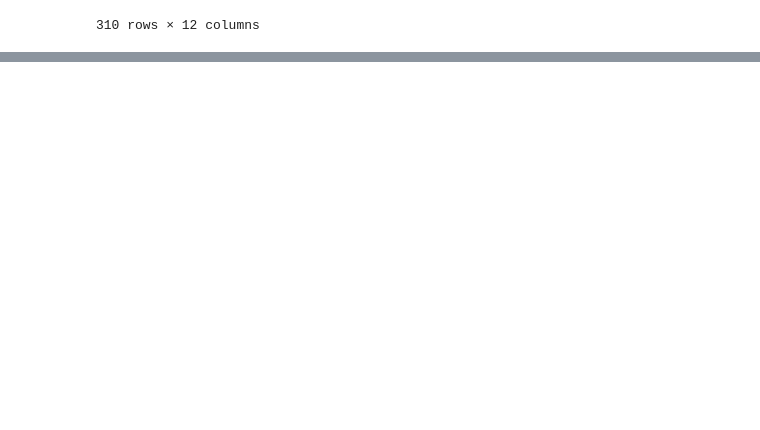
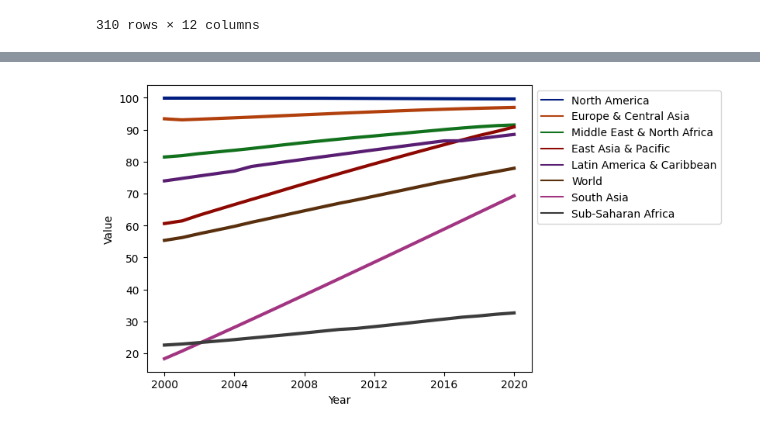
Before and after one commit to danielgils/data_scientist_wb, a Jupyter notebook: part1_script.ipynb, the cells around one changed output, grey strips where cells are left out. Saved outputs shown, nothing was run; the diff lists cells and outputs as text; code cells hidden in the pictures; blank space fills up the shorter version.

```diff
--- a/part1_script.ipynb
+++ b/part1_script.ipynb
@@ -505,0 +528,12 @@ g.tight_layout()
+# %%
+region_df = sanitation_df[sanitation_df['country.value'].isin([
+    'World', 'East Asia & Pacific', 'Europe & Central Asia',
+    'Latin America & Caribbean', 'Middle East & North Africa',
+    'North America', 'South Asia', 'Sub-Saharan Africa',])].reset_index()
+# From String to Categorical
+region_df['country.value'] = pd.Categorical(region_df['country.value'],
+    categories=['North America', 'Europe & Central Asia',
+                'Middle East & North Africa', 'East Asia & Pacific',
+                'Latin America & Caribbean', 'World',
+                'South Asia', 'Sub-Saharan Africa'])
+region_df
@@ -505,0 +554,12 @@ g.tight_layout()
+# %%
+ax = sns.lineplot(data=region_df, x ='date', y = 'value',
+                  hue='country.value', palette='dark',
+                  legend='full', lw=3)
+
+# ax.xaxis.set_major_locator(ticker.MultipleLocator(4))
+plt.legend(bbox_to_anchor=(1, 1))
+plt.ylabel('Value')
+plt.xlabel('Year')
+plt.show()
+# %% [output]
+[figure, added]
```
Also changed, not shown: parts of 12 cells of this notebook, 2 other files.
